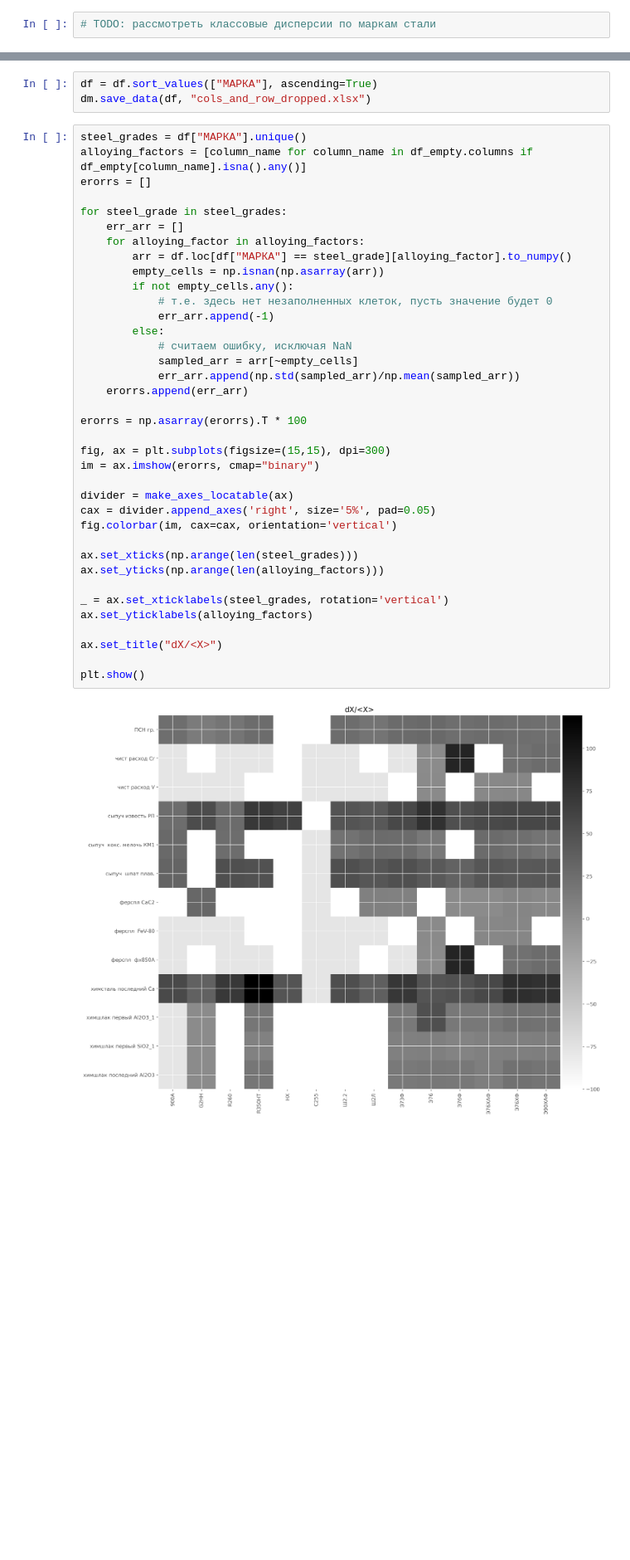
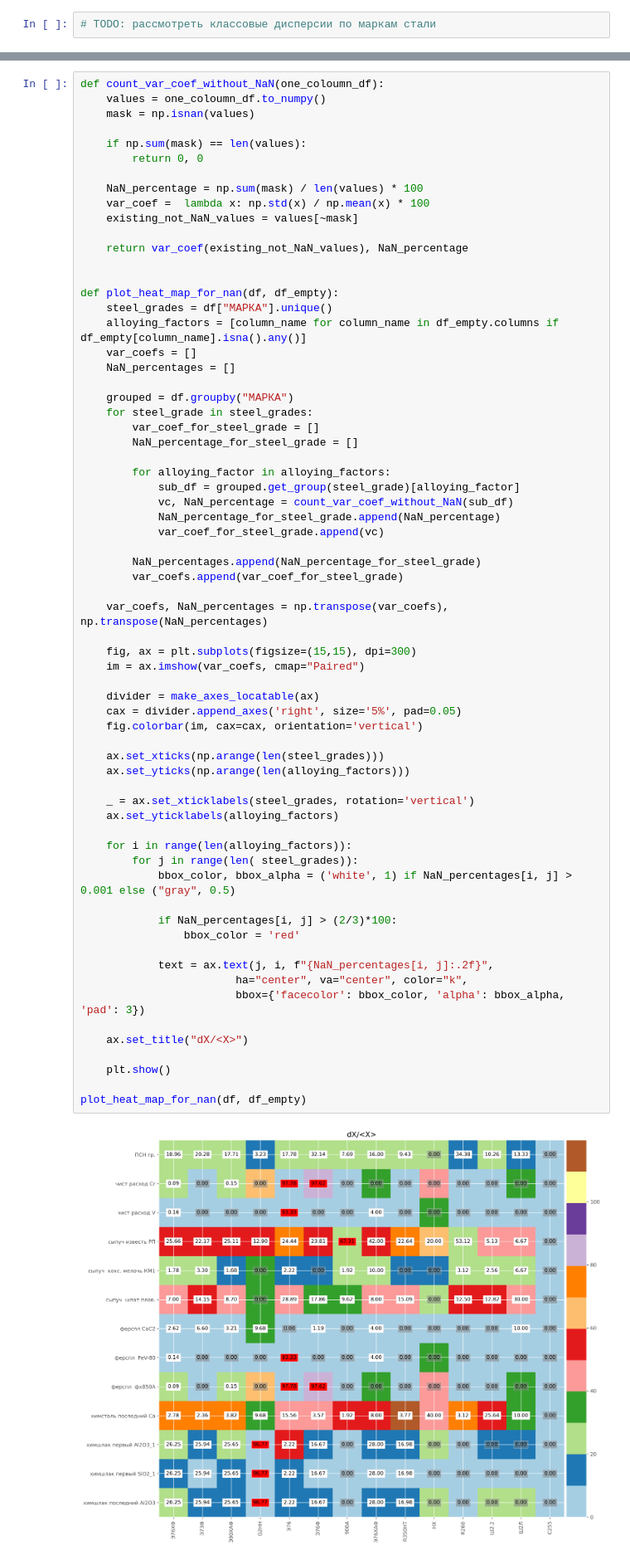
Before and after one commit to comptech-winter-school/steel-alloying, a Jupyter notebook: Khafizov/preprocessing_Anvar.ipynb, the cells around one changed output, grey strips where cells are left out. Shown at 83% size. Cells and saved outputs as stored; diff of their text form; blank space fills up the shorter version.

```diff
--- a/Khafizov/preprocessing_Anvar.ipynb
+++ b/Khafizov/preprocessing_Anvar.ipynb
@@ -301,42 +299,68 @@ df["МАРКА"].hist(figsize=(20,5))
-# %%
-df = df.sort_values(["МАРКА"], ascending=True)
-dm.save_data(df, "cols_and_row_dropped.xlsx")
 # %%
-steel_grades = df["МАРКА"].unique()
-alloying_factors = [column_name for column_name in df_empty.columns if df_empty[column_name].isna().any()]
-erorrs = []
+def count_var_coef_without_NaN(one_coloumn_df):
+    values = one_coloumn_df.to_numpy()
+    mask = np.isnan(values)
 
-for steel_grade in steel_grades:
-    err_arr = []
-    for alloying_factor in alloying_factors:
-        arr = df.loc[df["МАРКА"] == steel_grade][alloying_factor].to_numpy()
-        empty_cells = np.isnan(np.asarray(arr))
-        if not empty_cells.any():
-            # т.е. здесь нет незаполненных клеток, пусть значение будет 0
-            err_arr.append(-1)
-        else:
-            # считаем ошибку, исключая NaN
-            sampled_arr = arr[~empty_cells]
-            err_arr.append(np.std(sampled_arr)/np.mean(sampled_arr))
-    erorrs.append(err_arr)
+    if np.sum(mask) == len(values):
+        return 0, 0
 
-erorrs = np.asarray(erorrs).T * 100
+    NaN_percentage = np.sum(mask) / len(values) * 100
+    var_coef =  lambda x: np.std(x) / np.mean(x) * 100
+    existing_not_NaN_values = values[~mask]
 
-fig, ax = plt.subplots(figsize=(15,15), dpi=300)
-im = ax.imshow(erorrs, cmap="binary")
+    return var_coef(existing_not_NaN_values), NaN_percentage
 
-divider = make_axes_locatable(ax)
-cax = divider.append_axes('right', size='5%', pad=0.05)
-fig.colorbar(im, cax=cax, orientation='vertical')
 
-ax.set_xticks(np.arange(len(steel_grades)))
-ax.set_yticks(np.arange(len(alloying_factors)))
+def plot_heat_map_for_nan(df, df_empty):
+    steel_grades = df["МАРКА"].unique()
+    alloying_factors = [column_name for column_name in df_empty.columns if df_empty[column_name].isna().any()]
+    var_coefs = []
+    NaN_percentages = []
 
-_ = ax.set_xticklabels(steel_grades, rotation='vertical')
-ax.set_yticklabels(alloying_factors)
+    grouped = df.groupby("МАРКА")
+    for steel_grade in steel_grades:
+        var_coef_for_steel_grade = []
+        NaN_percentage_for_steel_grade = []
 
-ax.set_title("dX/<X>")
+        for alloying_factor in alloying_factors:
+            sub_df = grouped.get_group(steel_grade)[alloying_factor]
+            vc, NaN_percentage = count_var_coef_without_NaN(sub_df)
+            NaN_percentage_for_steel_grade.append(NaN_percentage)
+            var_coef_for_steel_grade.append(vc)
 
-plt.show()
+        NaN_percentages.append(NaN_percentage_for_steel_grade)
+        var_coefs.append(var_coef_for_steel_grade)
+
+    var_coefs, NaN_percentages = np.transpose(var_coefs), np.transpose(NaN_percentages)
+
+    fig, ax = plt.subplots(figsize=(15,15), dpi=300)
+    im = ax.imshow(var_coefs, cmap="Paired")
+
+    divider = make_axes_locatable(ax)
+    cax = divider.append_axes('right', size='5%', pad=0.05)
+    fig.colorbar(im, cax=cax, orientation='vertical')
+
+    ax.set_xticks(np.arange(len(steel_grades)))
+    ax.set_yticks(np.arange(len(alloying_factors)))
+
+    _ = ax.set_xticklabels(steel_grades, rotation='vertical')
+    ax.set_yticklabels(alloying_factors)
+
+    for i in range(len(alloying_factors)):
+        for j in range(len( steel_grades)):
+            bbox_color, bbox_alpha = ('white', 1) if NaN_percentages[i, j] > 0.001 else ("gray", 0.5)
+
+            if NaN_percentages[i, j] > (2/3)*100:
+                bbox_color = 'red'
+
+            text = ax.text(j, i, f"{NaN_percentages[i, j]:.2f}",
+                        ha="center", va="center", color="k",
+                        bbox={'facecolor': bbox_color, 'alpha': bbox_alpha, 'pad': 3})
+
+    ax.set_title("dX/<X>")
+
+    plt.show()
+
+plot_heat_map_for_nan(df, df_empty)
 # %% [output]
-[figure, old version]
+[figure, new version]
```
Also changed, not shown: parts of 6 cells of this notebook.
